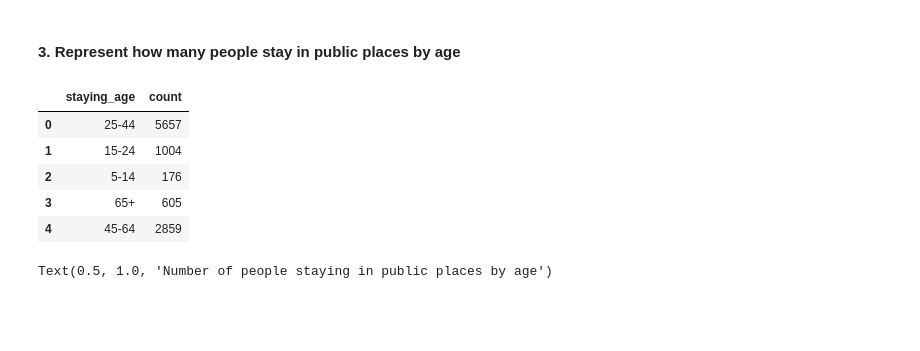
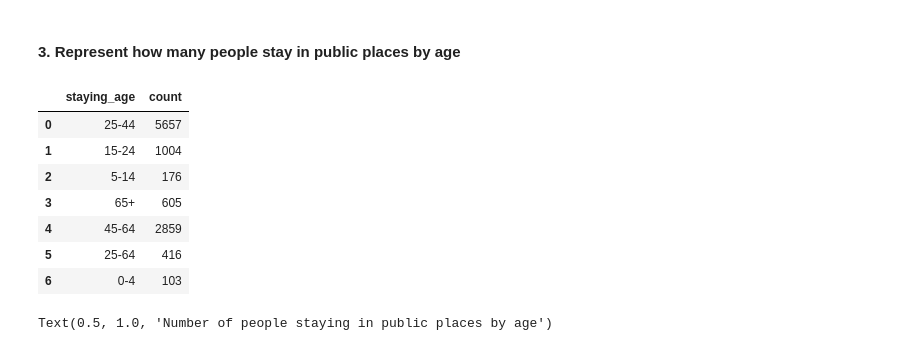
Before and after one commit to master-lily/Seattle_parking_public_life_DE, a Jupyter notebook: task_DE/Vizualization_spark_results.ipynb, the cells around one changed output. Drawn from its saved outputs; the diff is of its cells as text; code cells hidden in the pictures; blank space fills up the shorter version.

```diff
--- a/task_DE/Vizualization_spark_results.ipynb
+++ b/task_DE/Vizualization_spark_results.ipynb
@@ -117,12 +140,14 @@ The plot shows that parking occupancy is higher than seats occupancy. It tells u
 # %%
 public_staying_age = pd.read_parquet('spark_results/public_staying_age')
 # %%
-public_staying_age.head()
+public_staying_age.head(10)
 # %% [output]
 |  | staying_age | count |
 | 0 | 25-44 | 5657 |
 | 1 | 15-24 | 1004 |
 | 2 | 5-14 | 176 |
 | 3 | 65+ | 605 |
 | 4 | 45-64 | 2859 |
+| 5 | 25-64 | 416 |
+| 6 | 0-4 | 103 |
 # %%
```
Also changed, not shown: parts of 11 cells of this notebook, 1 other file.
